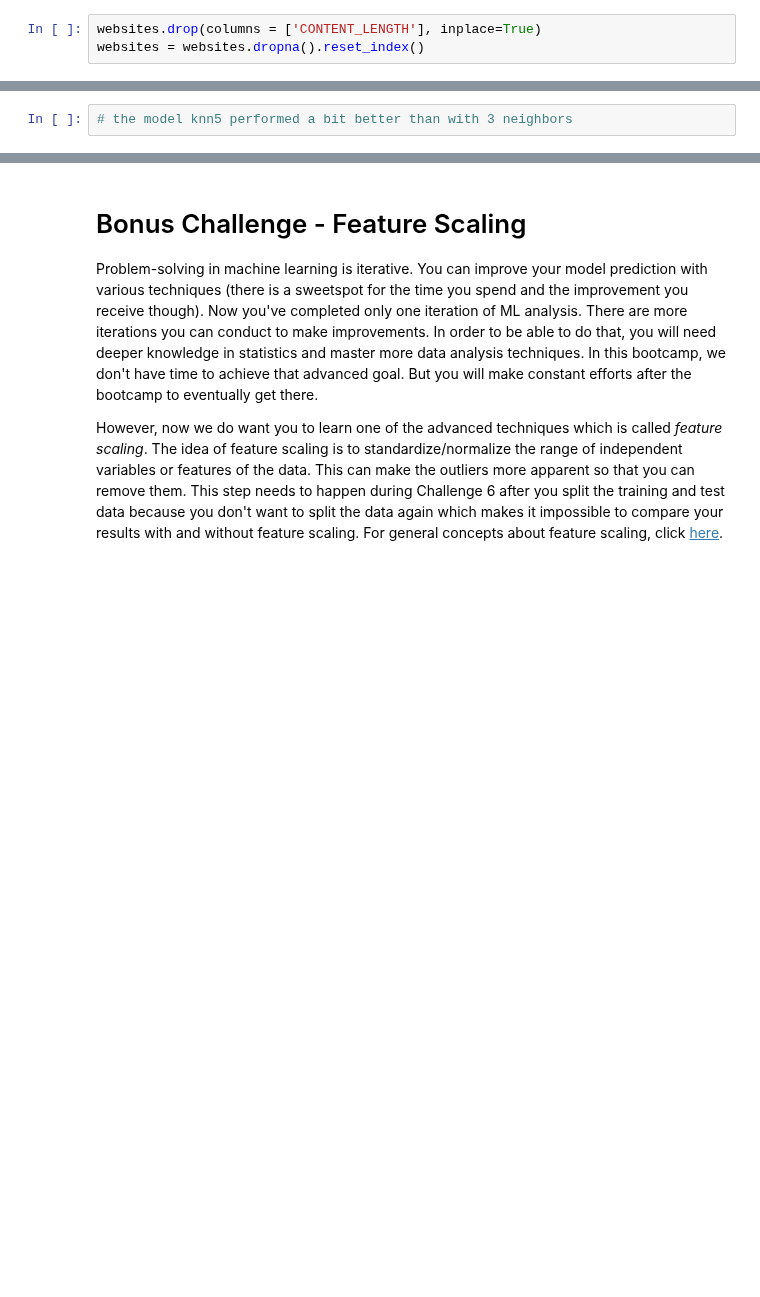
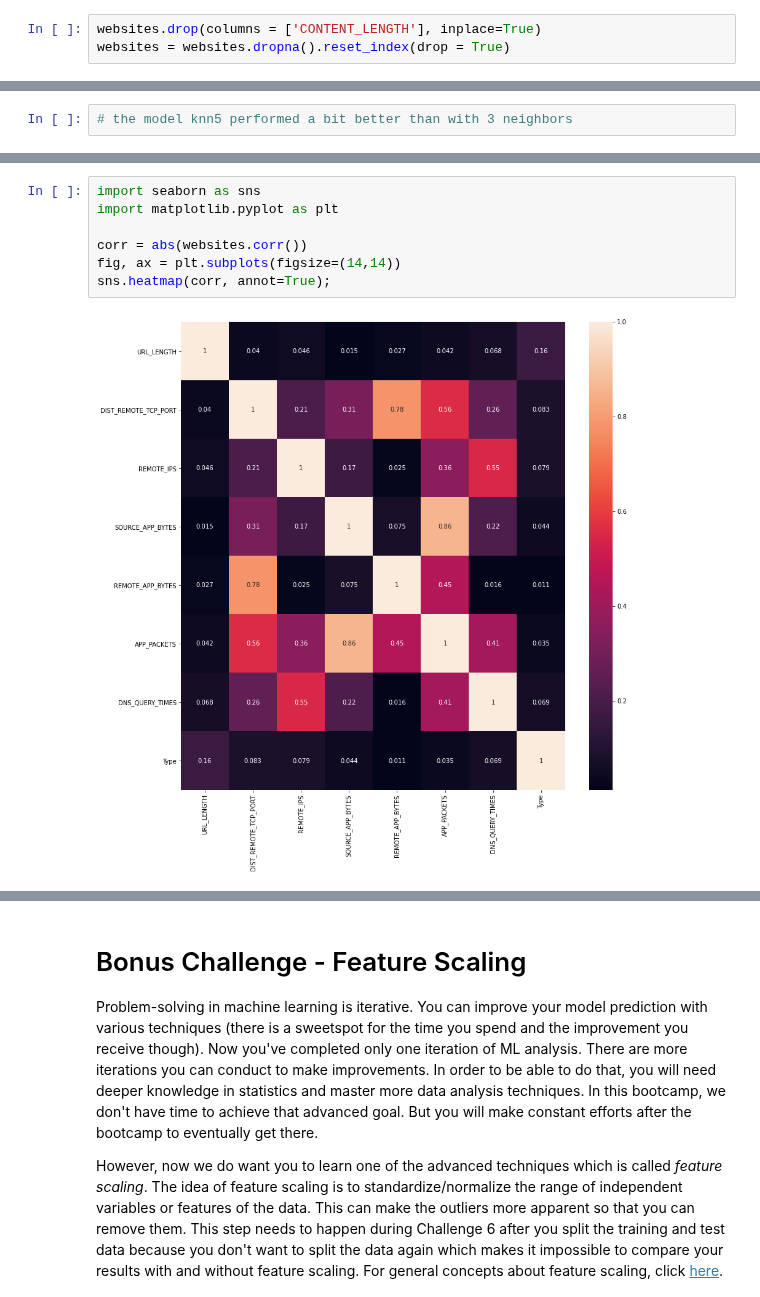
Before and after one commit to ta-data-remote/lab-supervised-learning, a Jupyter notebook: your-code/main.ipynb, the cells around one changed output, grey strips where cells are left out. Drawn from its saved outputs; the diff is of its cells as text; blank space fills up the shorter version.

```diff
--- a/your-code/main.ipynb
+++ b/your-code/main.ipynb
@@ -156,7 +156,7 @@ If you remember in the previous labs, we drop a column if the column contains a
 #### In the cells below, handle the missing values from the dataset. Remember to comment the rationale of your decisions.
 # %%
 websites.drop(columns = ['CONTENT_LENGTH'], inplace=True)
-websites = websites.dropna().reset_index()
+websites = websites.dropna().reset_index(drop = True)
 # %%
 ## Dropped the CONTENT_LENGTH columns since the missing values ratio is at 45%
 ## Dropped rows that contain na values
@@ -505,0 +560,9 @@ array([[307,   9],
+# %%
+import seaborn as sns
+import matplotlib.pyplot as plt
+
+corr = abs(websites.corr())
+fig, ax = plt.subplots(figsize=(14,14))
+sns.heatmap(corr, annot=True);
+# %% [output]
+[figure, added]
```
Also changed, not shown: parts of 20 cells of this notebook.
